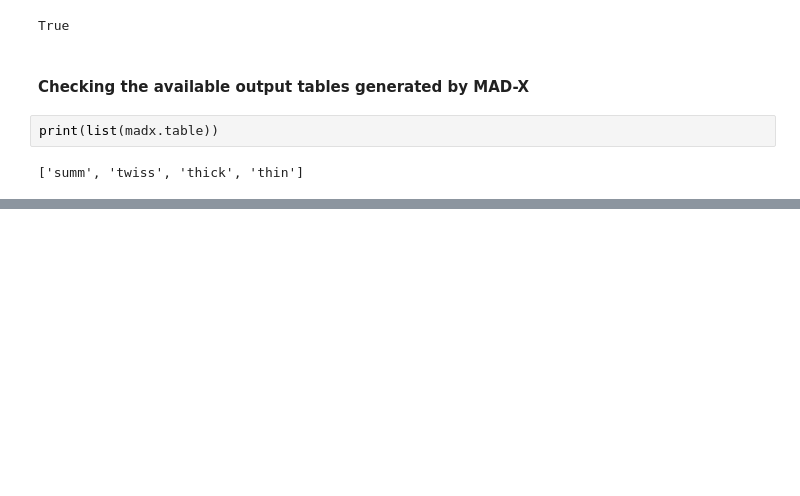
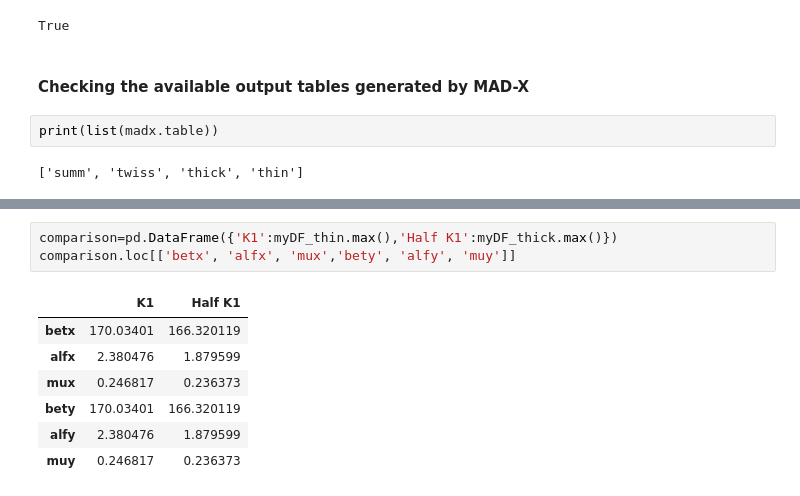
Before and after one commit to fusterma/JUAS2024, a Jupyter notebook: Tutorial2/Tutorial2_solutions.ipynb, the cells around one changed output, grey strips where cells are left out. Saved outputs shown, nothing was run; the diff lists cells and outputs as text; blank space fills up the shorter version.

```diff
--- a/Tutorial2/Tutorial2_solutions.ipynb
+++ b/Tutorial2/Tutorial2_solutions.ipynb
@@ -546,3 +517,14 @@ myDF_thin
+# %%
+comparison=pd.DataFrame({'K1':myDF_thin.max(),'Half K1':myDF_thick.max()})
+comparison.loc[['betx', 'alfx', 'mux','bety', 'alfy', 'muy']]
+# %% [output]
+|  | K1 | Half K1 |
+| betx | 170.03401 | 166.320119 |
+| alfx | 2.380476 | 1.879599 |
+| mux | 0.246817 | 0.236373 |
+| bety | 170.03401 | 166.320119 |
+| alfy | 2.380476 | 1.879599 |
+| muy | 0.246817 | 0.236373 |
 # %%
 plt.rcParams['figure.dpi'] = 100
 
```
Also changed, not shown: parts of 17 cells of this notebook, 6 other files.
